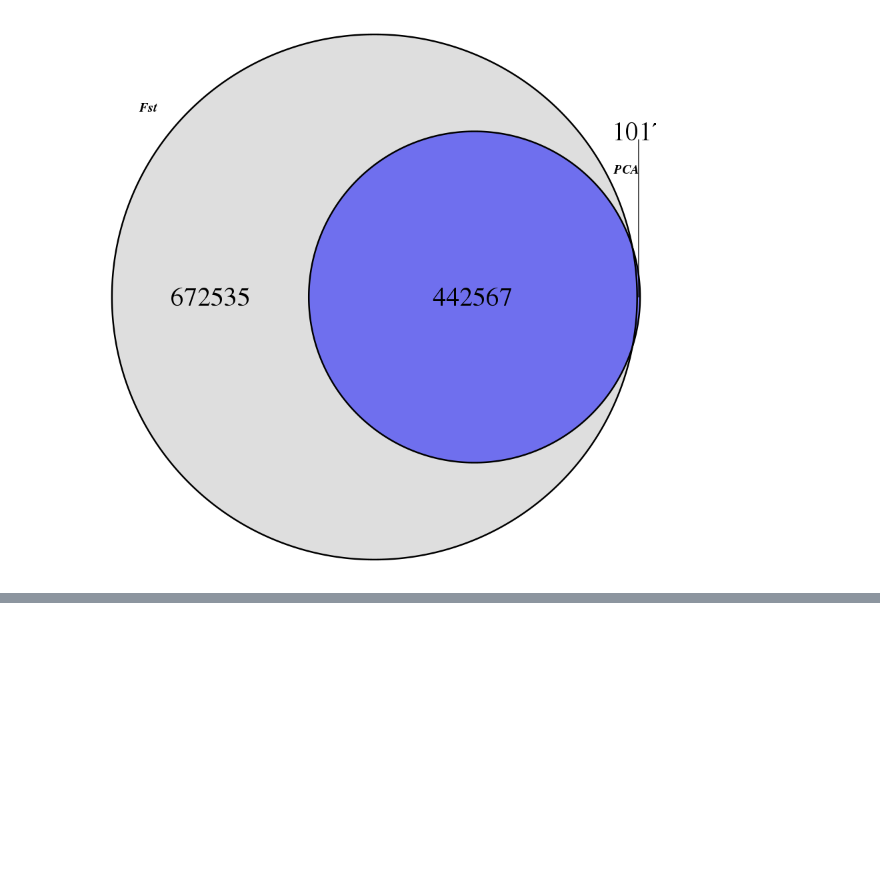
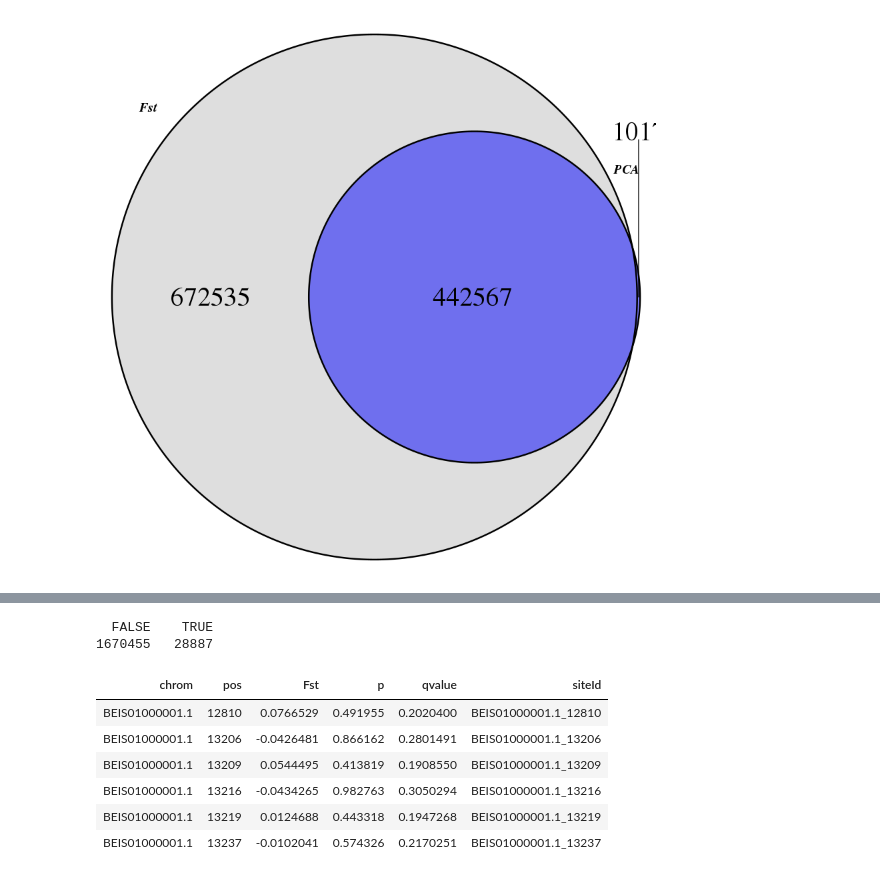
Before and after one commit to MaevaTecher/varroa-host-jump, a Jupyter notebook: notebooks/Fst outliers.ipynb, the cells around one changed output, grey strips where cells are left out. Cells and saved outputs as stored; diff of their text form; code cells hidden in the pictures; blank space fills up the shorter version.

```diff
--- a/notebooks/Fst outliers.ipynb
+++ b/notebooks/Fst outliers.ipynb
@@ -343,0 +354,15 @@ There is a lot of concordance between empirical Fst and PCA-based approaches.
+# %%
+table(vjFst$siteId %in% both$siteId)
+# %% [output]
+  FALSE    TRUE
+1670455   28887
+# %%
+head(vjFst)
+# %% [output]
+| chrom | pos | Fst | p | qvalue | siteId |
+| BEIS01000001.1 | 12810 | 0.0766529 | 0.491955 | 0.2020400 | BEIS01000001.1_12810 |
+| BEIS01000001.1 | 13206 | -0.0426481 | 0.866162 | 0.2801491 | BEIS01000001.1_13206 |
+| BEIS01000001.1 | 13209 | 0.0544495 | 0.413819 | 0.1908550 | BEIS01000001.1_13209 |
+| BEIS01000001.1 | 13216 | -0.0434265 | 0.982763 | 0.3050294 | BEIS01000001.1_13216 |
+| BEIS01000001.1 | 13219 | 0.0124688 | 0.443318 | 0.1947268 | BEIS01000001.1_13219 |
+| BEIS01000001.1 | 13237 | -0.0102041 | 0.574326 | 0.2170251 | BEIS01000001.1_13237 |
```
Also changed, not shown: parts of 3 cells of this notebook, 3 other files.
